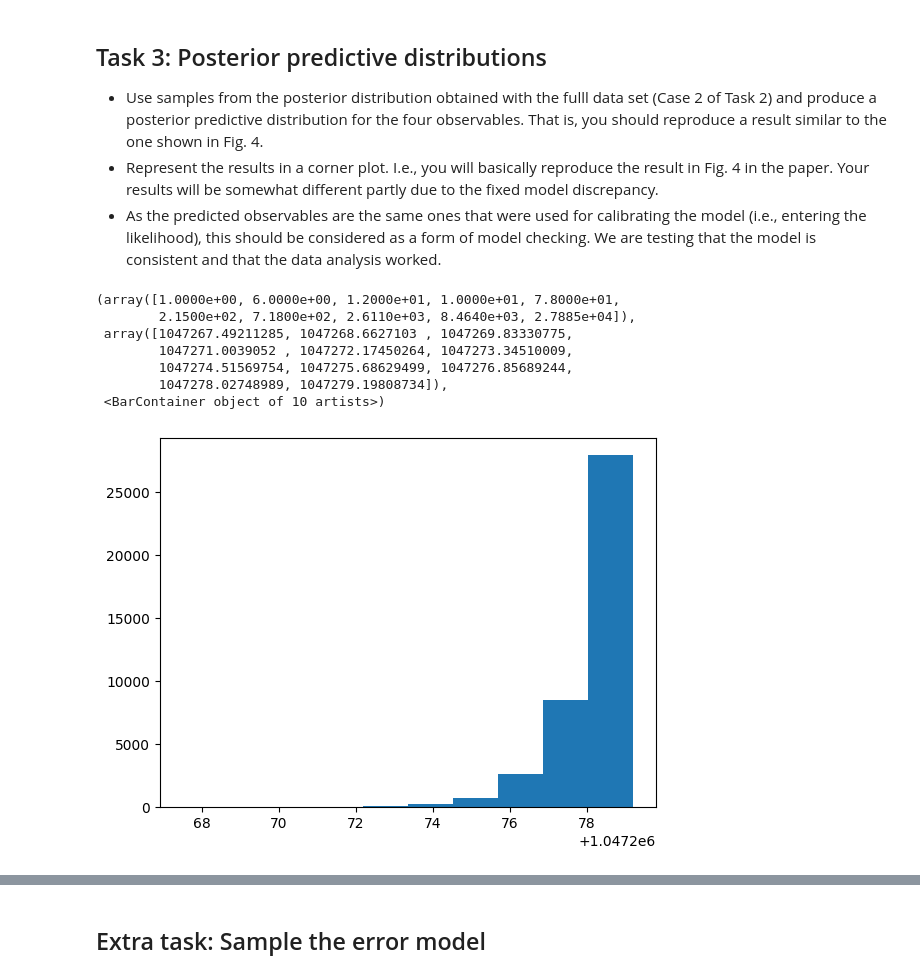
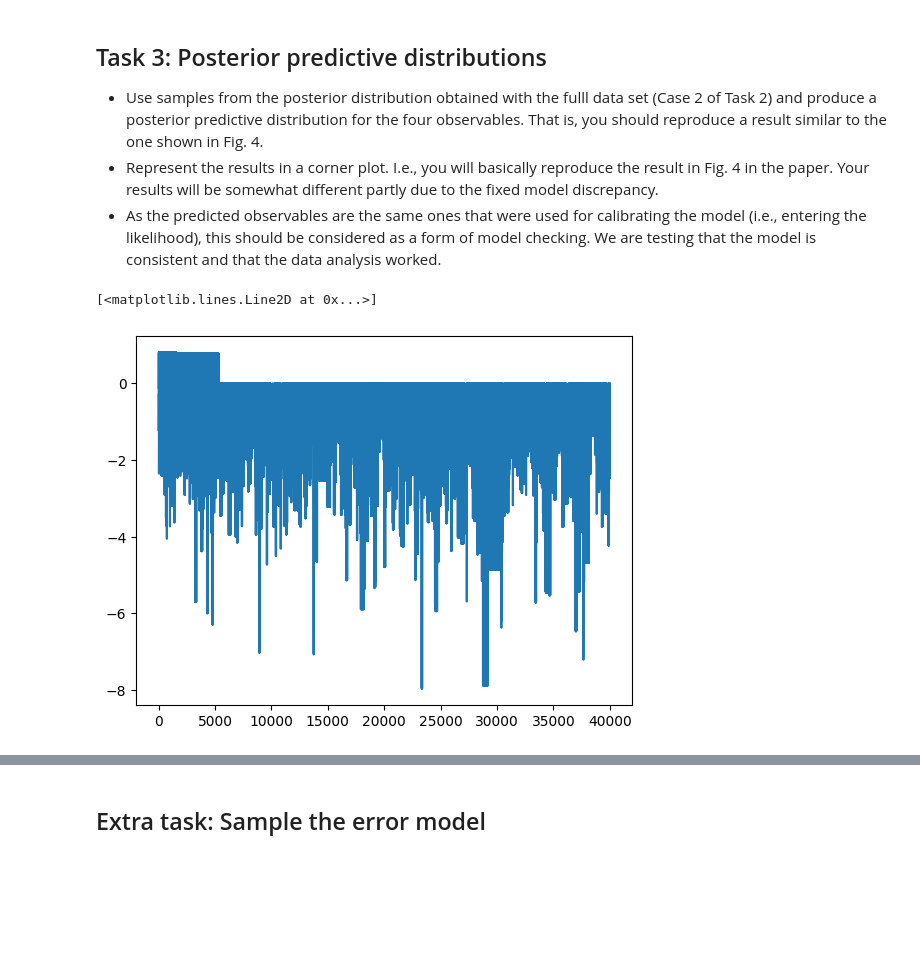
Before and after one commit to stinaper/tif285, a Jupyter notebook: doc/pub/Projects/Project1/TIF285_Project1.ipynb, the cells around one changed output, grey strips where cells are left out. Saved outputs shown, nothing was run; the diff lists cells and outputs as text; code cells hidden in the pictures; blank space fills up the shorter version.

Commit message:
ett försök på task 3

```diff
--- a/doc/pub/Projects/Project1/TIF285_Project1.ipynb
+++ b/doc/pub/Projects/Project1/TIF285_Project1.ipynb
@@ -442,24 +442,37 @@ print(pdf)
 - Represent the results in a corner plot. I.e., you will basically reproduce the result in Fig. 4 in the paper. Your results will be somewhat different partly due to the fixed model discrepancy.
 - As the predicted observables are the same ones that were used for calibrating the model (i.e., entering the likelihood), this should be considered as a form of model checking. We are testing that the model is consistent and that the data analysis worked.
 # %%
+#Nedan är ett försök som inte är rätt och tror inte heller att det är rätt sätt
+
 sampler_1 = emcee.EnsembleSampler(nwalkers,ndim=ndim,log_prob_fn=log_posterior,args=[5,'E4He'])
 sampler_2 = emcee.EnsembleSampler(nwalkers,ndim=ndim,log_prob_fn=log_posterior,args=[5,'Rp4He'])
 sampler_3 = emcee.EnsembleSampler(nwalkers,ndim=ndim,log_prob_fn=log_posterior,args=[5,'E3H'])
 sampler_4 = emcee.EnsembleSampler(nwalkers,ndim=ndim,log_prob_fn=log_posterior,args=[5,'fT3H'])
 
 
+state_1 = sampler_1.run_mcmc(initial_state= initial_state,nsteps=100)
+state_2 = sampler_2.run_mcmc(initial_state= initial_state,nsteps=100)
+state_3 = sampler_3.run_mcmc(initial_state= initial_state,nsteps=100)
+state_4 = sampler_4.run_mcmc(initial_state= initial_state,nsteps=100)
+
+
+sampler_1.reset()
+sampler_2.reset()
+sampler_3.reset()
+sampler_4.reset()
+
+sampler_1.run_mcmc(initial_state= state_1,nsteps=nsteps)
+sampler_2.run_mcmc(initial_state= state_2,nsteps=nsteps)
+sampler_3.run_mcmc(initial_state= state_1,nsteps=nsteps)
+sampler_4.run_mcmc(initial_state= state_2,nsteps=nsteps)
+
+
 prob_1 = sampler_1.get_log_prob().reshape(nwalkers*nsteps,1)
 prob_2 = sampler_2.get_log_prob().reshape(nwalkers*nsteps,1)
 prob_3 = sampler_3.get_log_prob().reshape(nwalkers*nsteps,1)
 prob_4 = sampler_4.get_log_prob().reshape(nwalkers*nsteps,1)
-
-plt.hist(prob_2)
-# %% [output]
-(array([1.0000e+00, 6.0000e+00, 1.2000e+01, 1.0000e+01, 7.8000e+01,
-        2.1500e+02, 7.1800e+02, 2.6110e+03, 8.4640e+03, 2.7885e+04]),
- array([1047267.49211285, 1047268.6627103 , 1047269.83330775,
-        1047271.0039052 , 1047272.17450264, 1047273.34510009,
-        1047274.51569754, 1047275.68629499, 1047276.85689244,
-        1047278.02748989, 1047279.19808734]),
- <BarContainer object of 10 artists>)
-[figure, removed]
+# %%
+plt.plot(prob_3.reshape(nwalkers*nsteps))
+# %% [output]
+[<matplotlib.lines.Line2D at 0x...>]
+[figure, added]
```
Also changed, not shown: parts of 5 cells of this notebook.
